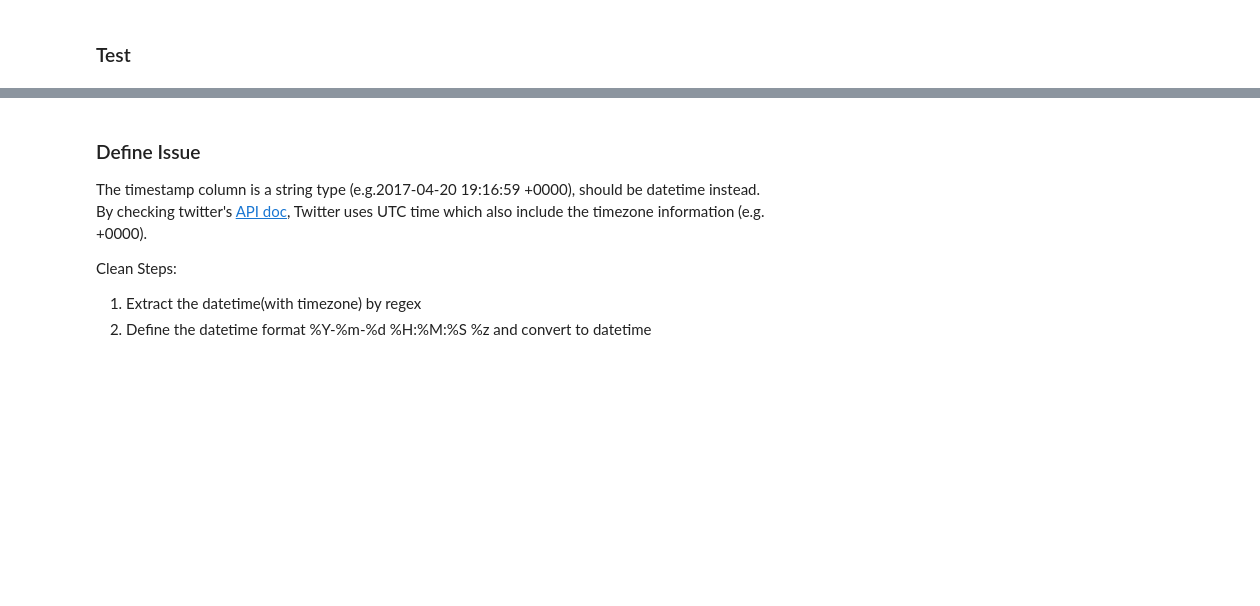
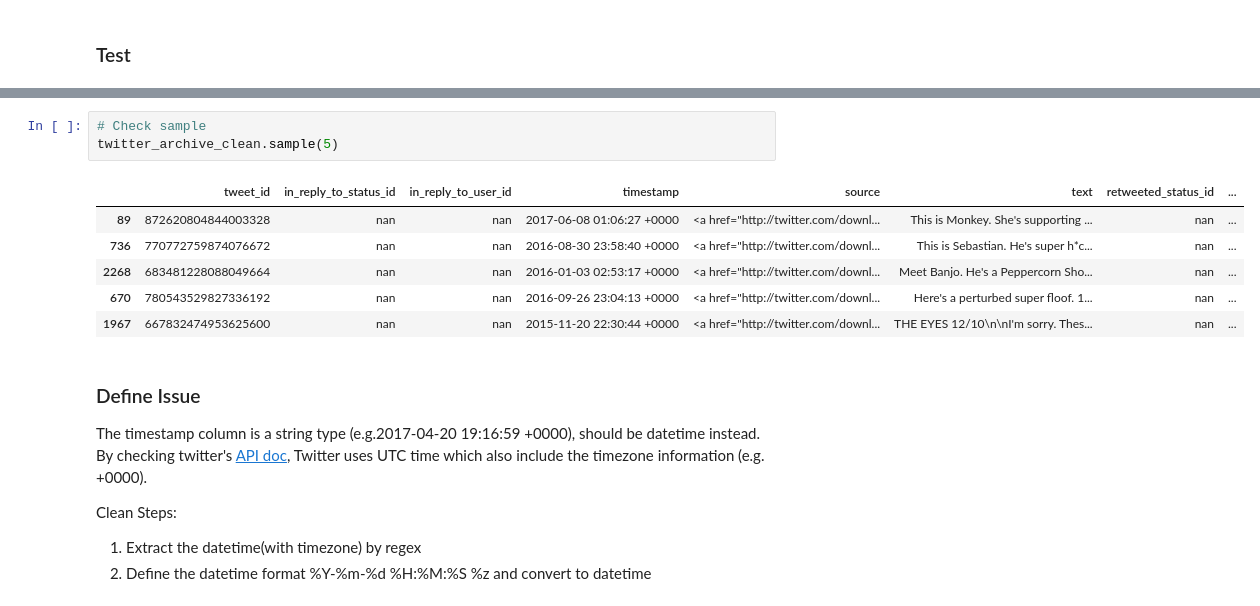
Before and after one commit to kf-wong/prj_wrangle_and_analyze_data, a Jupyter notebook: wrangle_act.ipynb, the cells around one changed output, grey strips where cells are left out. Saved outputs shown, nothing was run; the diff lists cells and outputs as text; blank space fills up the shorter version.

```diff
--- a/wrangle_act.ipynb
+++ b/wrangle_act.ipynb
@@ -842,3 +826,13 @@ twitter_archive_clean.sample(10)
+# %%
+# Check sample
+twitter_archive_clean.sample(5)
+# %% [output]
+|  | tweet_id | in_reply_to_status_id | in_reply_to_user_id | timestamp | source | text | retweeted_status_id | ... |
+| 89 | 872620804844003328 | nan | nan | 2017-06-08 01:06:27 +0000 | <a href="http://twitter.com/downl... | This is Monkey. She's supporting ... | nan | ... |
+| 736 | 770772759874076672 | nan | nan | 2016-08-30 23:58:40 +0000 | <a href="http://twitter.com/downl... | This is Sebastian. He's super h*c... | nan | ... |
+| 2268 | 683481228088049664 | nan | nan | 2016-01-03 02:53:17 +0000 | <a href="http://twitter.com/downl... | Meet Banjo. He's a Peppercorn Sho... | nan | ... |
+| 670 | 780543529827336192 | nan | nan | 2016-09-26 23:04:13 +0000 | <a href="http://twitter.com/downl... | Here's a perturbed super floof. 1... | nan | ... |
+| 1967 | 667832474953625600 | nan | nan | 2015-11-20 22:30:44 +0000 | <a href="http://twitter.com/downl... | THE EYES 12/10\n\nI'm sorry. Thes... | nan | ... |
 # %% [markdown]
 ### Define Issue
 The timestamp column is a string type (e.g.2017-04-20 19:16:59 +0000), should be datetime instead.
```
Also changed, not shown: parts of 50 cells of this notebook, 1 other file.
